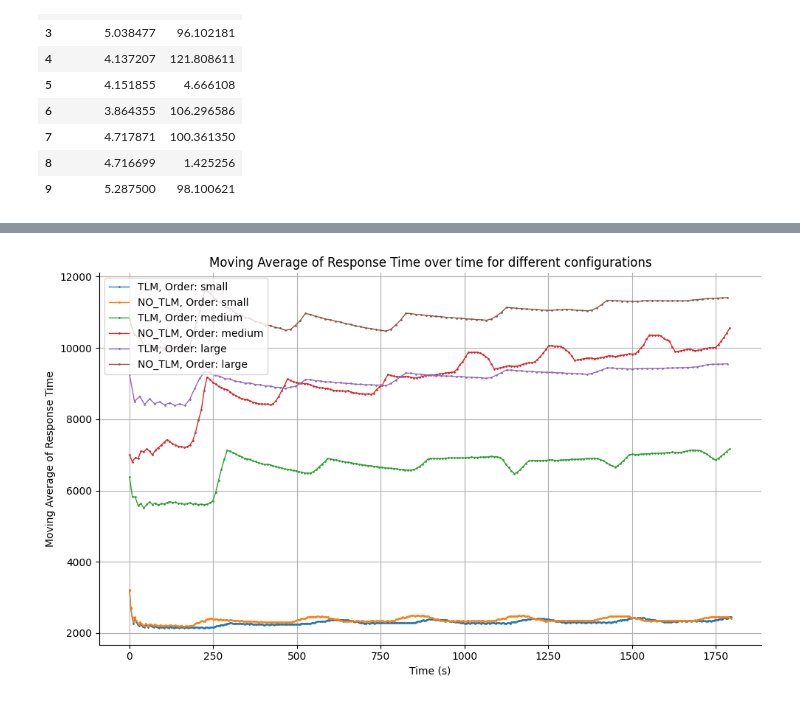
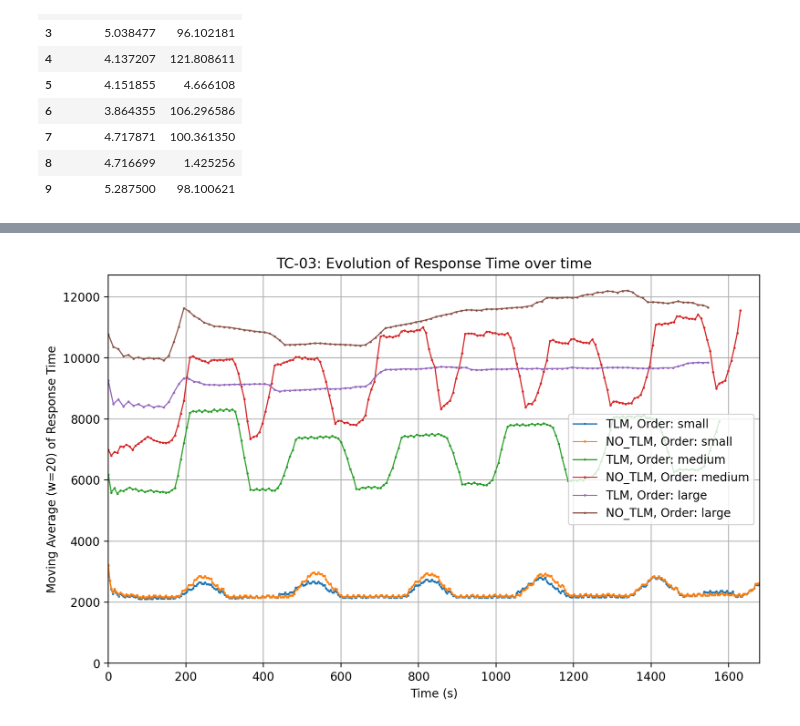
Before and after one commit to motero2k/oas-telemetry-tester, a Jupyter notebook: sandbox/resultsManager/initialTestcases.ipynb, the cells around one changed output, grey strips where cells are left out. Drawn from its saved outputs; the diff is of its cells as text; code cells hidden in the pictures.

Commit message:
feat: new plots and tables for results

```diff
--- a/sandbox/resultsManager/initialTestcases.ipynb
+++ b/sandbox/resultsManager/initialTestcases.ipynb
@@ -489,7 +490,17 @@ Order of magnitude:  large
 import pandas as pd
 import matplotlib.pyplot as plt
 
-def tc03_plot(tc03_data, columns, columns_names, totalTime=30*60, window_size=100):
+def getSecureResponseTime(orderOfMagnitude):
+    result = 0
+    if orderOfMagnitude == "small":
+        result = 3000
+    elif orderOfMagnitude == "medium":
+        result = 6000
+    elif orderOfMagnitude == "large":
+        result = 10000
+    return result
+
+def tc03_plot(tc03_data, columns, columns_names, window_size=5, is_docker=False):
     orderOfMagnitudeNames = ["small", "medium", "large"]
     telemetryInAppValues = [True, False]
 
@@ -497,39 +508,45 @@ def tc03_plot(tc03_data, columns, columns_names, totalTime=30*60, window_size=10
     def moving_average(data, window_size):
         return data.rolling(window=window_size, min_periods=1).mean()
 
+    seconds_of_minute = [i for i in range(60)]
+    mean_column_in_second = [0 for i in range(60)]
     # Plot data for different combinations of orderOfMagnitude and telemetryInApp
     for i in range(len(columns)):
-        plt.figure(figsize=(10, 6))
+
+        plt.figure(figsize=(10, 6),dpi=200)
         column = columns[i]
         column_name = columns_names[i]
-
         for orderOfMagnitude in orderOfMagnitudeNames:
             for telemetryInApp in telemetryInAppValues:
                 # Filter the data
                 data3 = tc03_data[tc03_data['orderOfMagnitude.name'] == orderOfMagnitude]
                 data3 = data3[data3['telemetryInApp'] == telemetryInApp]
                 print("telemetryInApp: ", telemetryInApp, " orderOfMagnitude: ", orderOfMagnitude, "n: ", len(data3))
+                if is_docker:
+                    x_values = [1.3 * i for i in range(len(data3))]
+                if not is_docker: x_values = [1.3* i * getSecureResponseTime(orderOfMagnitude)/1000 for i in range(len(data3))] #1.3 because for every minute the test is halted for 20 seconds
+                moving_avg = moving_average(data3[column], window_size)
 
-                # Convert to numeric and compute moving average
-                x_values = [i * totalTime / len(data3) for i in range(len(data3))]
-                data3[column] = pd.to_numeric(data3[column], errors='coerce')
-                data3 = data3.dropna(subset=[column])  # Drop rows with NaN values
-                moving_avg = moving_average(data3[column], window_size)
+                print("Timestamp of the max value: ", data3.loc[data3[column].idxmax()]['timestamp'])
 
                 telemetryName = "TLM" if telemetryInApp else "NO_TLM"
                 plt.plot(x_values, moving_avg, label=f'{telemetryName}, Order: {orderOfMagnitude}', marker='o', linestyle='-', linewidth=1, markersize=1)
 
         # Add labels and title
+        # for x in range(60, int(max(x_values)), 60):
+        #     plt.axvline(x=x, color='r', linestyle='--', linewidth=1)
         plt.xlabel('Time (s)')
-        plt.ylabel(f'Moving Average of {column_name}')
-        plt.title(f'Moving Average of {column_name} over time for different configurations')
+        plt.ylabel(f'Moving Average (w={window_size}) of {column_name}')
+        plt.ylim(0)
+        plt.xlim(0,1680)
+        plt.title(f'TC-03: Evolution of {column_name} over time')
         plt.legend()
         plt.grid(True)
-        plt.tight_layout()
-        plt.gca().spines[['top', 'right']].set_visible(False)
+        plt.savefig(f"plots/Test3_{column}_plot.png")
         plt.show()
+        # Save the figure as a PNG file
 # %%
 columns = ["responseTime"]#,"used_heap_size_after"]
 columns_names = ["Response Time"]#,"Used Memory (MB)"]
-tc03_plot(tc03_data, columns, columns_names)
+tc03_plot(tc03_data, columns, columns_names, window_size=20)
 # %% [output]
@@ -542,4 +565,4 @@ telemetryInApp:  False  orderOfMagnitude:  large n:  120
-[figure, old version]
+[figure, new version]
 # %%
 columns = ["cpu_percent","memory_percent"]
 columns_names = ["CPU Percent","Memory Percent"]
```
Also changed, not shown: parts of 16 cells of this notebook, 7 other files.
